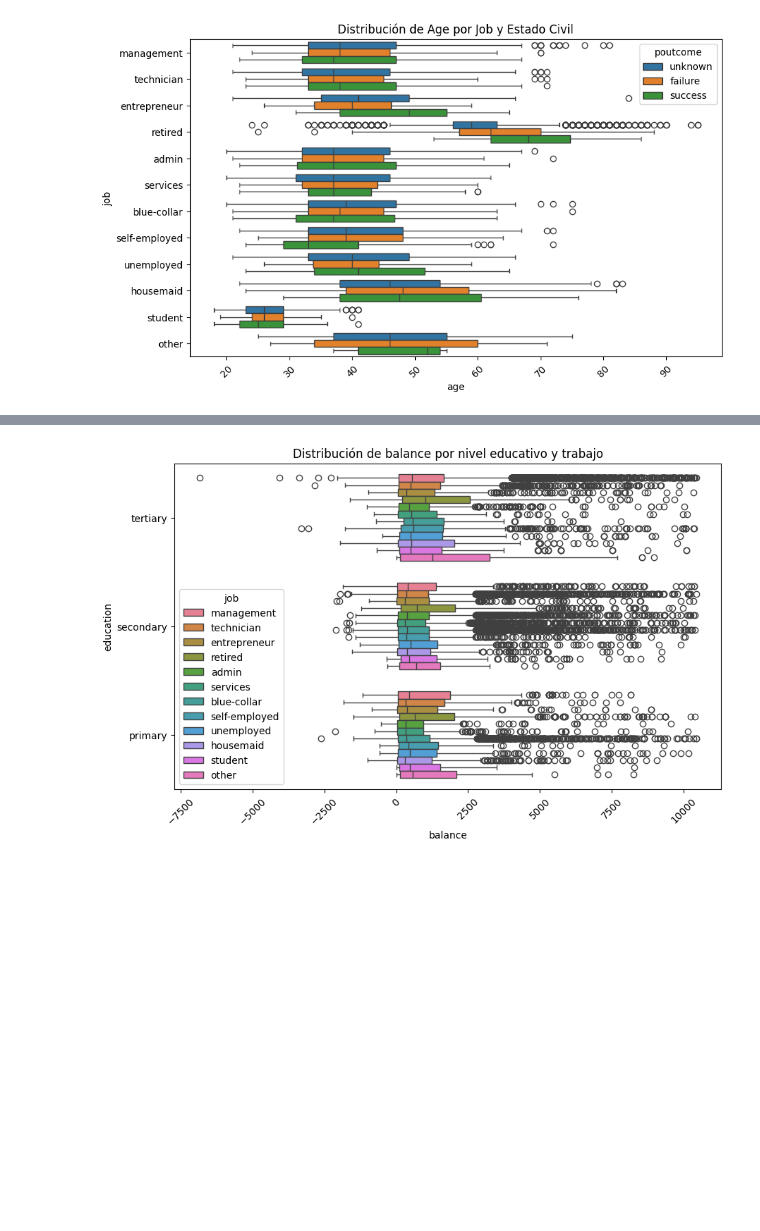
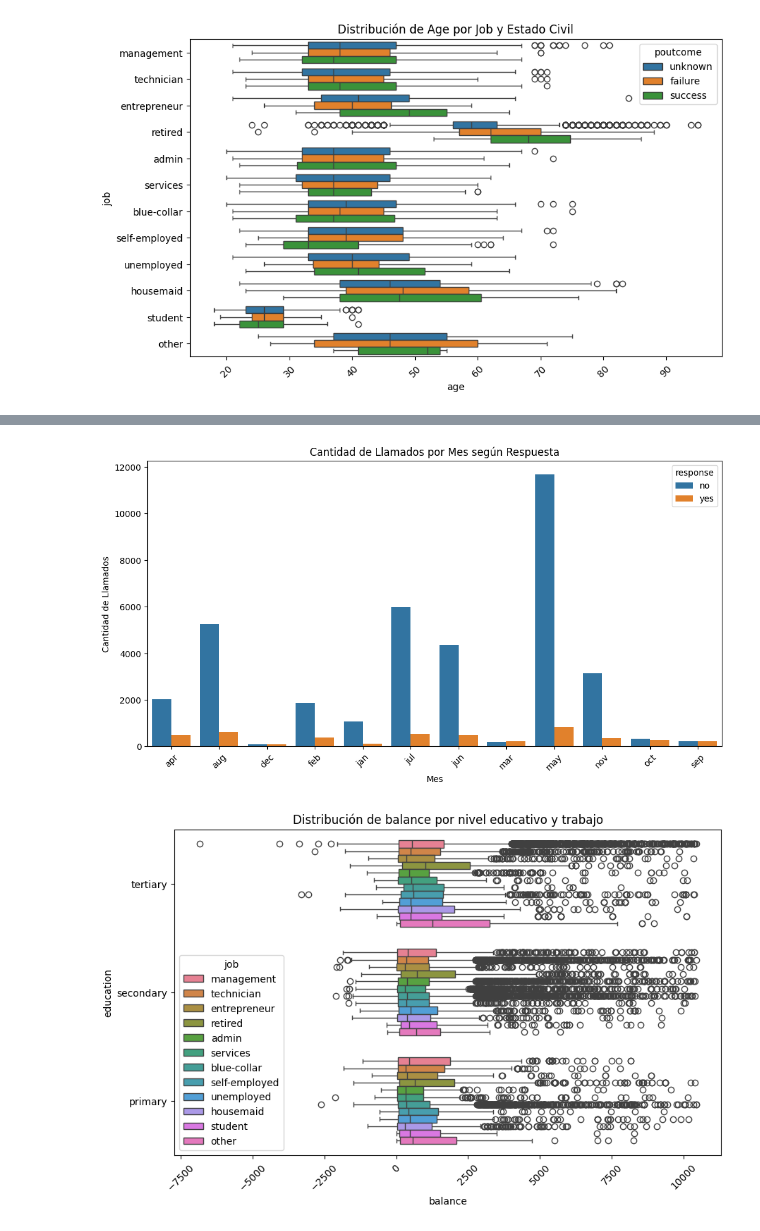
Before and after one commit to nicur32/Proyecto_Bank, a Jupyter notebook: BANK HAKATHON/hackathon.ipynb, the cells around one changed output, grey strips where cells are left out. Cells and saved outputs as stored; diff of their text form; code cells hidden in the pictures; blank space fills up the shorter version.

```diff
--- a/BANK HAKATHON/hackathon.ipynb
+++ b/BANK HAKATHON/hackathon.ipynb
@@ -297,3 +336,22 @@ plt.show()
+# %%
+
+# Contar la cantidad de llamados por mes y respuesta
+df_grouped = df.groupby(['month', 'response']).size().reset_index(name='count')
+
+# Crear gráfico de barras
+plt.figure(figsize=(12, 6))
+sns.barplot(data=df_grouped, x="month", y="count", hue="response")
+
+# Personalizar
+plt.xticks(rotation=45)
+plt.title("Cantidad de Llamados por Mes según Respuesta")
+plt.xlabel("Mes")
+plt.ylabel("Cantidad de Llamados")
+
+# Mostrar gráfico
+plt.show()
+# %% [output]
+[figure, added]
 # %%
 plt.figure(figsize=(10, 6))
 sns.boxplot(data=df, x="balance", y="education", hue="job")
```
Also changed, not shown: parts of 9 cells of this notebook, 1 other file.
